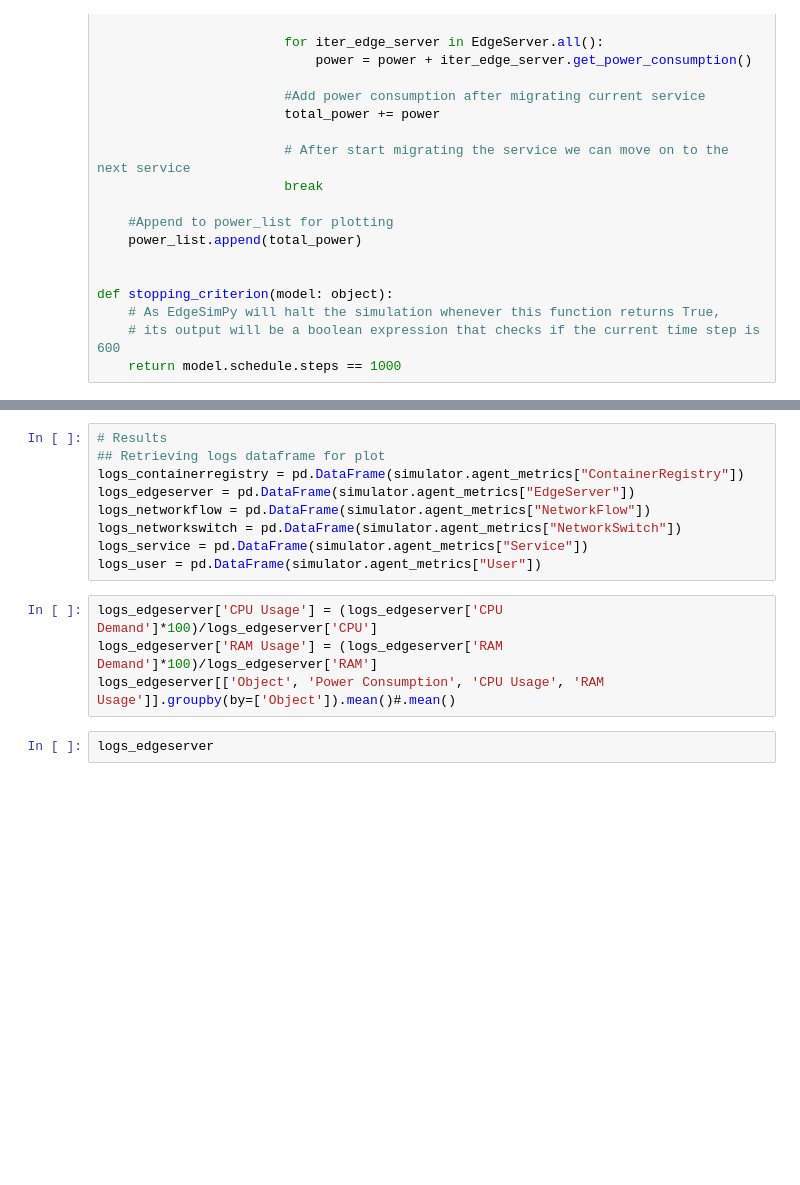
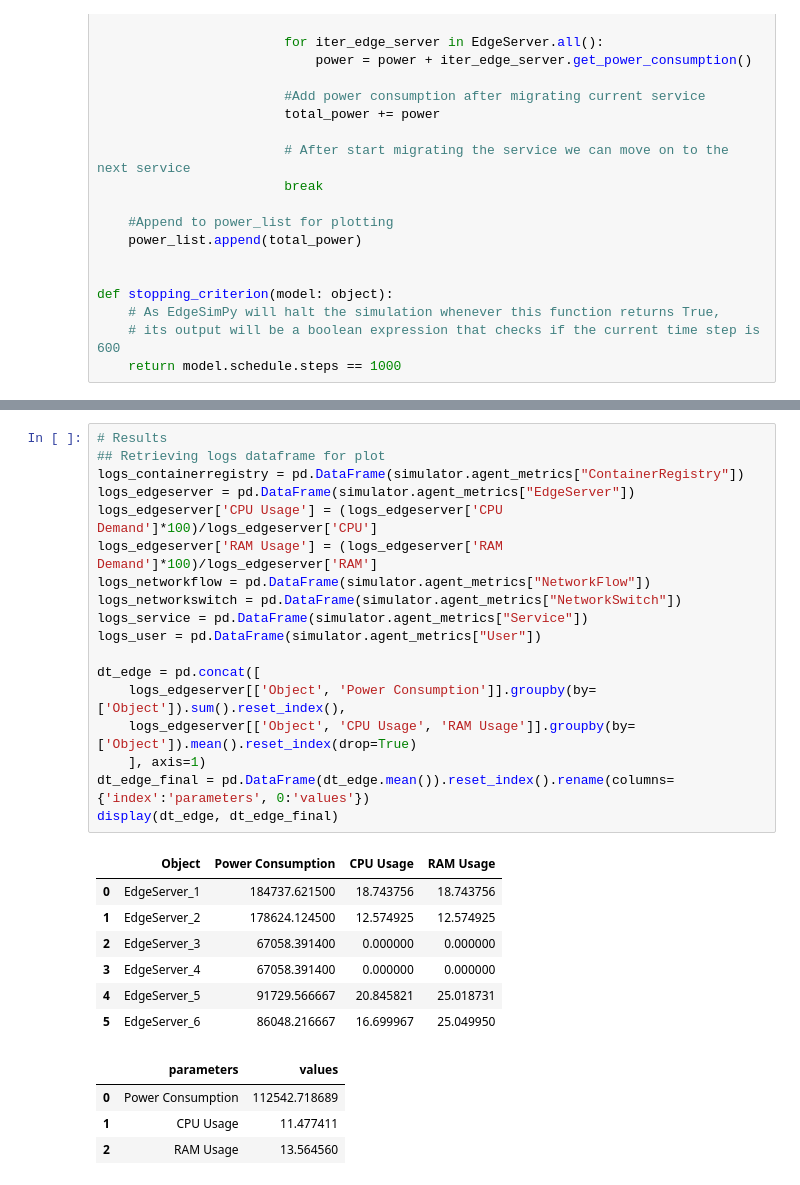
Before and after one commit to mascalmeida/edgeexperiments, a Jupyter notebook: worst_fit.ipynb, the cells around one changed output, grey strips where cells are left out. Saved outputs shown, nothing was run; the diff lists cells and outputs as text; blank space fills up the shorter version.

```diff
--- a/worst_fit.ipynb
+++ b/worst_fit.ipynb
@@ -104,15 +122,30 @@ simulator.run_model()
 # %%
 # Results
 ## Retrieving logs dataframe for plot
 logs_containerregistry = pd.DataFrame(simulator.agent_metrics["ContainerRegistry"])
 logs_edgeserver = pd.DataFrame(simulator.agent_metrics["EdgeServer"])
+logs_edgeserver['CPU Usage'] = (logs_edgeserver['CPU Demand']*100)/logs_edgeserver['CPU']
+logs_edgeserver['RAM Usage'] = (logs_edgeserver['RAM Demand']*100)/logs_edgeserver['RAM']
 logs_networkflow = pd.DataFrame(simulator.agent_metrics["NetworkFlow"])
 logs_networkswitch = pd.DataFrame(simulator.agent_metrics["NetworkSwitch"])
 logs_service = pd.DataFrame(simulator.agent_metrics["Service"])
 logs_user = pd.DataFrame(simulator.agent_metrics["User"])
+
+dt_edge = pd.concat([
+    logs_edgeserver[['Object', 'Power Consumption']].groupby(by=['Object']).sum().reset_index(),
+    logs_edgeserver[['Object', 'CPU Usage', 'RAM Usage']].groupby(by=['Object']).mean().reset_index(drop=True)
+    ], axis=1)
+dt_edge_final = pd.DataFrame(dt_edge.mean()).reset_index().rename(columns={'index':'parameters', 0:'values'})
+display(dt_edge, dt_edge_final)
+# %% [output]
+|  | Object | Power Consumption | CPU Usage | RAM Usage |
+| 0 | EdgeServer_1 | 184737.621500 | 18.743756 | 18.743756 |
+| 1 | EdgeServer_2 | 178624.124500 | 12.574925 | 12.574925 |
+| 2 | EdgeServer_3 | 67058.391400 | 0.000000 | 0.000000 |
+| 3 | EdgeServer_4 | 67058.391400 | 0.000000 | 0.000000 |
+| 4 | EdgeServer_5 | 91729.566667 | 20.845821 | 25.018731 |
+| 5 | EdgeServer_6 | 86048.216667 | 16.699967 | 25.049950 |
+|  | parameters | values |
+| 0 | Power Consumption | 112542.718689 |
+| 1 | CPU Usage | 11.477411 |
+| 2 | RAM Usage | 13.564560 |
-# %%
-logs_edgeserver['CPU Usage'] = (logs_edgeserver['CPU Demand']*100)/logs_edgeserver['CPU']
-logs_edgeserver['RAM Usage'] = (logs_edgeserver['RAM Demand']*100)/logs_edgeserver['RAM']
-logs_edgeserver[['Object', 'Power Consumption', 'CPU Usage', 'RAM Usage']].groupby(by=['Object']).mean()#.mean()
-# %%
-logs_edgeserver
```
Also changed, not shown: parts of 1 cell of this notebook, 9 other files.
